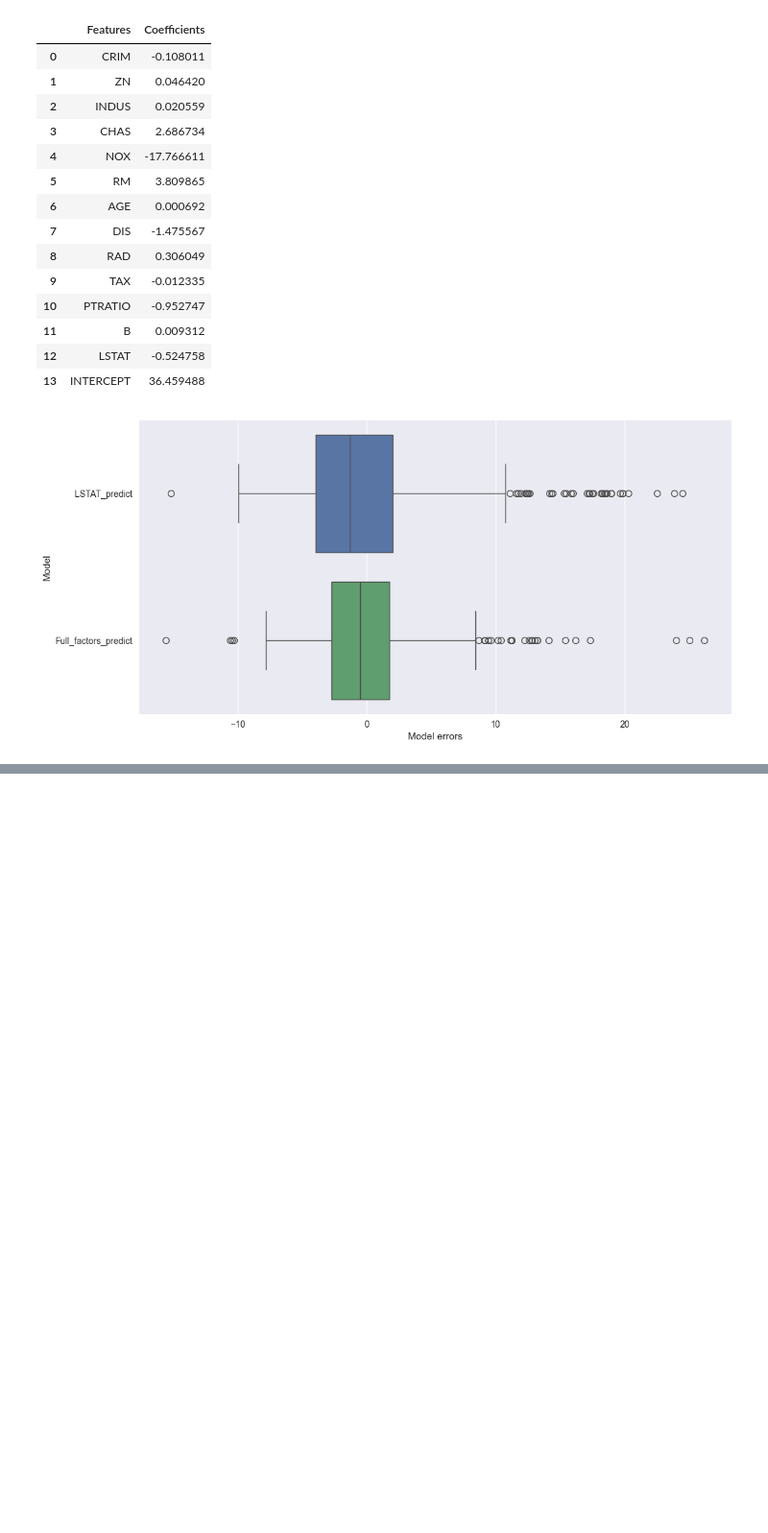
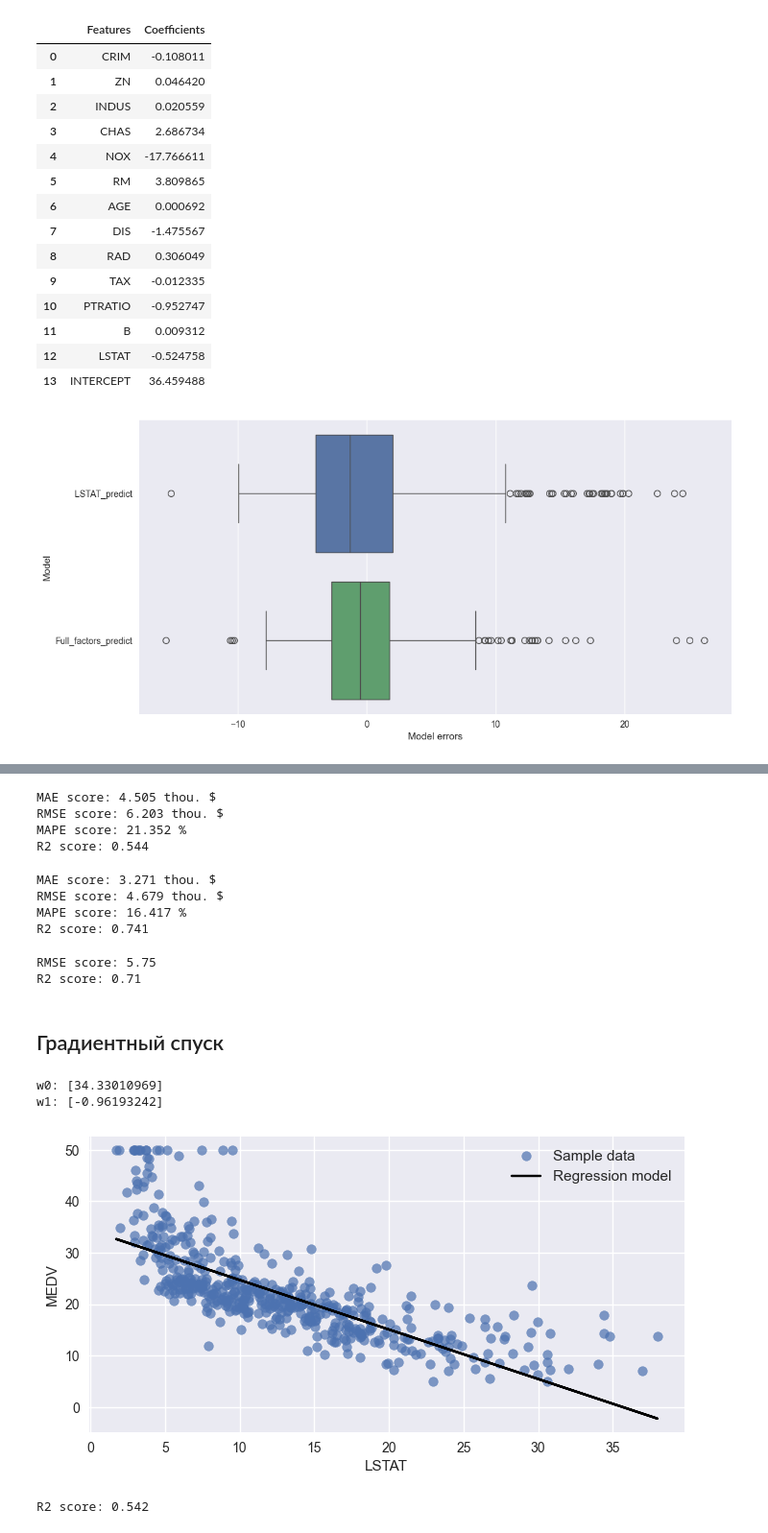
Before and after one commit to Elancinos/SF_DS_COURSE, a Jupyter notebook: Studies/ML-2/ML-2.ipynb, the cells around one changed output, grey strips where cells are left out. Shown at 96% size. Drawn from its saved outputs; the diff is of its cells as text; code cells hidden in the pictures; blank space fills up the shorter version.

```diff
--- a/Studies/ML-2/ML-2.ipynb
+++ b/Studies/ML-2/ML-2.ipynb
@@ -242,0 +319,77 @@ ax.set_ylabel('Model'); #название оси ординат
+# %%
+#Делаем предсказание по признаку LSTAT
+y_predict_lstat = lr_lstat.predict(boston_data[['LSTAT']])
+#Рассчитываем MAE
+print('MAE score: {:.3f} thou. $'.format(metrics.mean_absolute_error(y, y_predict_lstat)))
+#Рассчитываем RMSE
+print('RMSE score: {:.3f} thou. $'.format(np.sqrt(metrics.mean_squared_error(y, y_predict_lstat))))
+#Рассчитываем MAPE
+print('MAPE score: {:.3f} %'.format(metrics.mean_absolute_percentage_error(y, y_predict_lstat) * 100))
+#Рассчитываем коэффициент детерминации
+print('R2 score: {:.3f}'.format(metrics.r2_score(y, y_predict_lstat)))
+# %% [output]
+MAE score: 4.505 thou. $
+RMSE score: 6.203 thou. $
+MAPE score: 21.352 %
+R2 score: 0.544
+# %%
+#Делаем предсказание по всем признакам
+y_predict_full = lr_full.predict(boston_data[features])
+#Рассчитываем MAE
+print('MAE score: {:.3f} thou. $'.format(metrics.mean_absolute_error(y, y_predict_full)))
+#Рассчитываем RMSE
+print('RMSE score: {:.3f} thou. $'.format(np.sqrt(metrics.mean_squared_error(y, y_predict_full))))
+#Рассчитываем MAPE
+print('MAPE score: {:.3f} %'.format(metrics.mean_absolute_percentage_error(y, y_predict_full) * 100))
+#Рассчитываем коэффициент детерминации
+print('R2 score: {:.3f}'.format(metrics.r2_score(y, y_predict_full)))
+# %% [output]
+MAE score: 3.271 thou. $
+RMSE score: 4.679 thou. $
+MAPE score: 16.417 %
+R2 score: 0.741
+# %%
+# Задание 3.2
+
+y_true = [1.23, 2.35, 2.75]
+y_pred = [1.01, 12.3, 2.74]
+
+print('RMSE score: {:.2f}'.format(np.sqrt(metrics.mean_squared_error(y_true, y_pred))))
+
+
+# Задание 3.3
+
+y_true = [22.4, 20.6, 23.9, 22.0, 11.9]
+y_pred = [20.5, 20.2, 20.3, 19.0, 11.0]
+
+print('R2 score: {:.2f}'.format(metrics.r2_score(y_true, y_pred)))
+# %% [output]
+RMSE score: 5.75
+R2 score: 0.71
+# %% [markdown]
+## Градиентный спуск
+# %%
+X = boston_data[['LSTAT']] #матрица наблюдений
+y = boston_data['MEDV'] #вектор правильных ответов
+
+#Создаём объект класса линейной регрессии с SGD
+sgd_lr_lstat = linear_model.SGDRegressor(random_state=42)
+#Обучаем модель — ищем параметры по методу SGD
+sgd_lr_lstat.fit(X, y)
+
+print('w0: {}'.format(sgd_lr_lstat.intercept_)) #свободный член w0
+print('w1: {}'.format(sgd_lr_lstat.coef_)) #остальные параметры модели w1, w2, ..., wm
+# %% [output]
+w0: [34.33010969]
+w1: [-0.96193242]
+# %%
+#Предсказываем медианную цену для всех участков из набора данных
+y_predict = sgd_lr_lstat.predict(X)
+#Строим визуализацию
+plot_regression_2d(X, y, y_predict)
+# %% [output]
+[figure, added]
+# %%
+print('R2 score: {:.3f}'.format(metrics.r2_score(y, y_predict)))
+# %% [output]
+R2 score: 0.542
```
Also changed, not shown: parts of 24 cells of this notebook, 2 other files.
